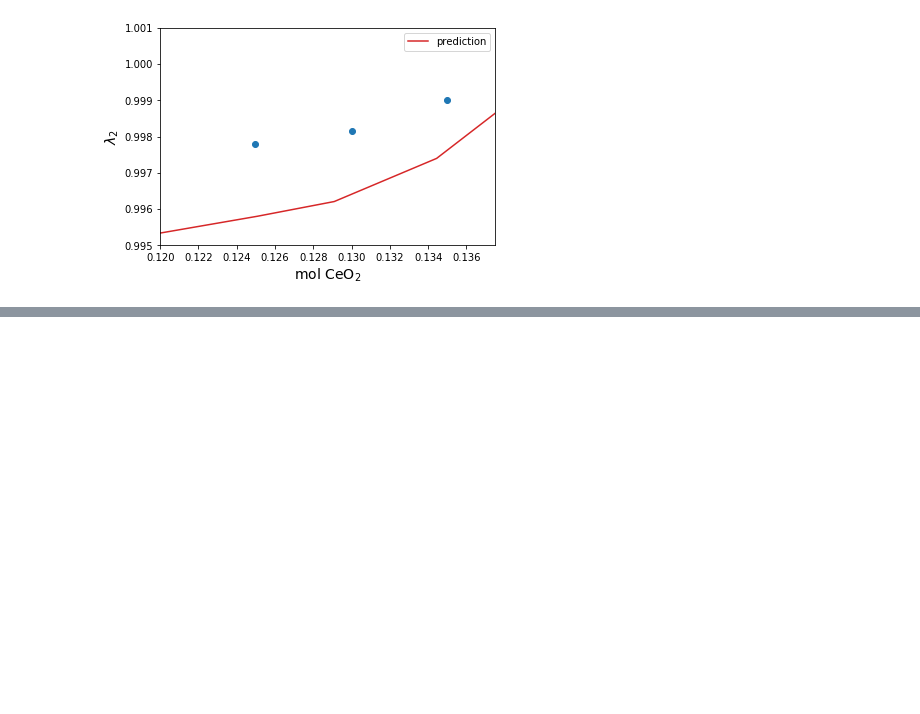
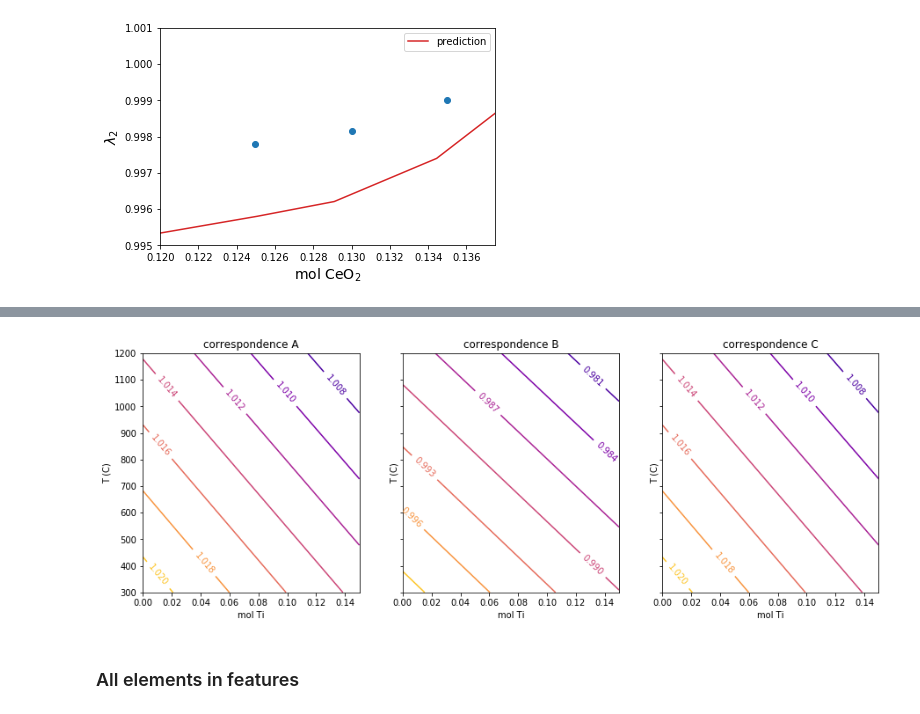
Before and after one commit to dskoda/smceramics, a Jupyter notebook: cofactors.ipynb, the cells around one changed output, grey strips where cells are left out. Saved outputs shown, nothing was run; the diff lists cells and outputs as text; code cells hidden in the pictures; blank space fills up the shorter version.

```diff
--- a/cofactors.ipynb
+++ b/cofactors.ipynb
@@ -70,0 +85,7 @@ plt.show()
+# %%
+cofactors = []
+for tetr, mono in model.predict_lattice(X[model.features]):
+    calc = CofactorCalculator(tetr, mono)
+    cofactors.append(calc.get_cofactors())
+# %%
+results = pd.concat([X, pd.DataFrame(cofactors)], axis=1)
@@ -70,0 +94,14 @@ plt.show()
+# %%
+fig, ax = plt.subplots(figsize=(6, 4))
+
+results.plot(x='Ce', y='B', ax=ax, color='#d62728', label='prediction')
+ax.scatter(cofactors_eddie[:, 0] / 100, cofactors_eddie[:, 1], marker='o', label='Eddie')
+
+ax.set_ylim(0.995, 1.001)
+ax.set_xlim(0.12, 0.1375)
+# ax.get_legend().remove()
+
+ax.set_ylabel(r'$\lambda_2$', fontsize=14)
+ax.set_xlabel(r'mol CeO$_2$', fontsize=14)
+
+plt.show()
@@ -70,0 +110,21 @@ plt.show()
+# %%
+fig, ax_fig = plt.subplots(1, 3, figsize=(15, 5), sharey=True)
+
+for ax, label in zip(ax_fig, ['A', 'B', 'C']):
+    CS = ax.contour(
+        results[label].values.reshape(30, 100),
+        extent=(results['Ti'].min(), results['Ti'].max(), results['T'].min(), results['T'].max()),
+        cmap='plasma'
+    )
+
+    ax.clabel(CS, CS.levels, inline=True, fontsize=10)
+
+    ax.set_xlabel('mol Ti')
+    ax.set_ylabel('T (C)')
+    ax.set_title('correspondence %s' % label)
+
+plt.show()
+# %% [output]
+[figure, added]
+# %% [markdown]
+### All elements in features
```
Also changed, not shown: parts of 7 cells of this notebook, 9 other files.
